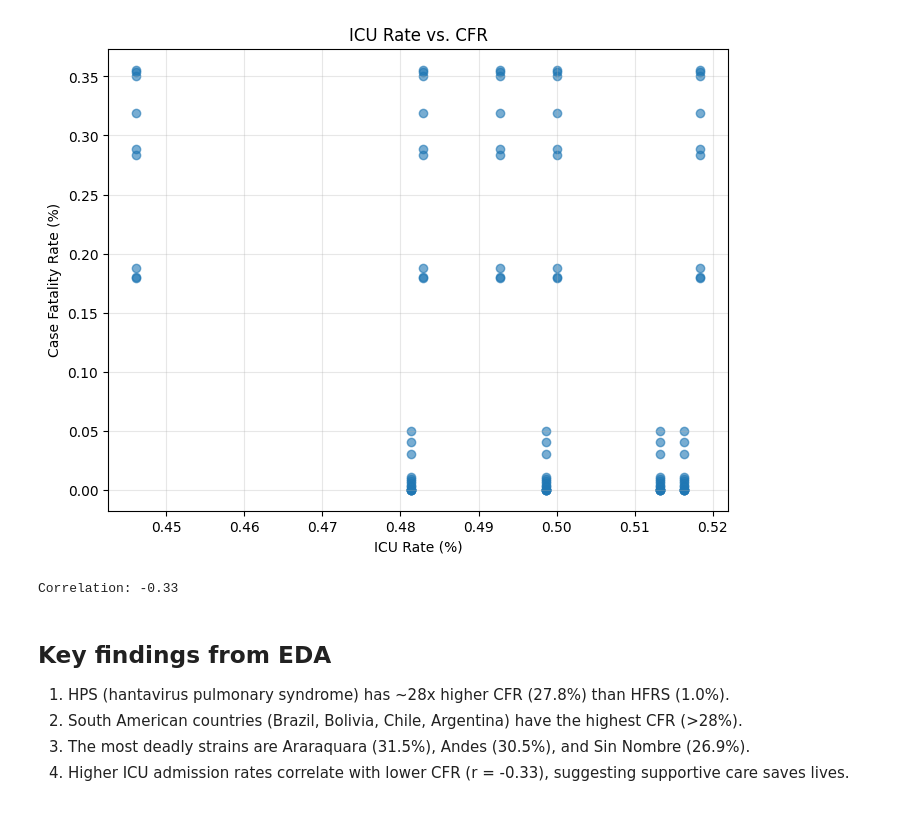
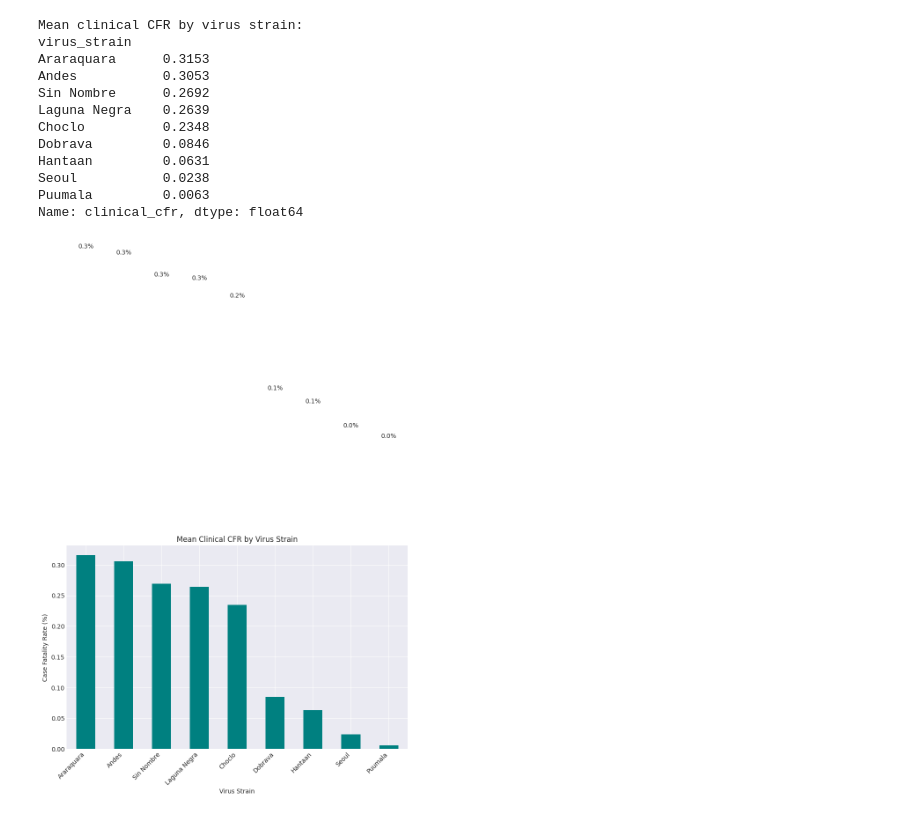
Before and after one commit to Samstatix/hantavirus-outbreak-analysis, a Jupyter notebook: notebooks/data_overview.ipynb, the cells around one changed output. Cells and saved outputs as stored; diff of their text form; code cells hidden in the pictures.

```diff
--- a/notebooks/data_overview.ipynb
+++ b/notebooks/data_overview.ipynb
@@ -243,22 +124,30 @@ Name: clinical_cfr, dtype: float64
-# %%
-plt.figure(figsize=(8,6))
-plt.scatter(master['icu_rate'], master['avg_cfr'], alpha=0.6)
-plt.xlabel('ICU Rate (%)')
-plt.ylabel('Case Fatality Rate (%)')
-plt.title('ICU Rate vs. CFR')
-plt.grid(True, alpha=0.3)
-plt.show()
-
-# Correlation
-correlation = master[['icu_rate', 'avg_cfr']].corr()
-print(f"Correlation: {correlation.iloc[0,1]:.2f}")
-# %% [output]
-[figure, removed]
-Correlation: -0.33
-# %% [markdown]
-## Key findings from EDA
-
-1. HPS (hantavirus pulmonary syndrome) has ~28x higher CFR (27.8%) than HFRS (1.0%).
-2. South American countries (Brazil, Bolivia, Chile, Argentina) have the highest CFR (>28%).
-3. The most deadly strains are Araraquara (31.5%), Andes (30.5%), and Sin Nombre (26.9%).
-4. Higher ICU admission rates correlate with lower CFR (r = -0.33), suggesting supportive care saves lives.
+# %%
+strain_cfr = master.groupby('virus_strain')['clinical_cfr'].mean().sort_values(ascending=False)
+print("Mean clinical CFR by virus strain:")
+print(strain_cfr.round(4))
+
+fig, ax = plt.subplots(figsize=(10,6))
+strain_cfr.plot(kind='bar', ax=ax, color='teal')
+ax.set_title('Mean Clinical CFR by Virus Strain')
+ax.set_ylabel('Case Fatality Rate (%)')
+ax.set_xlabel('Virus Strain')
+ax.set_xticklabels(ax.get_xticklabels(), rotation=45, ha='right')
+for i, v in enumerate(strain_cfr):
+    ax.text(i, v + 0.5, f'{v:.1f}%', ha='center')
+plt.tight_layout()
+plt.savefig('visualizations/cfr_by_strain.png', dpi=300)
+plt.show()
+# %% [output]
+Mean clinical CFR by virus strain:
+virus_strain
+Araraquara      0.3153
+Andes           0.3053
+Sin Nombre      0.2692
+Laguna Negra    0.2639
+Choclo          0.2348
+Dobrava         0.0846
+Hantaan         0.0631
+Seoul           0.0238
+Puumala         0.0063
+Name: clinical_cfr, dtype: float64
+[figure, added]
```
Also changed, not shown: parts of 17 cells of this notebook, 5 other files.
